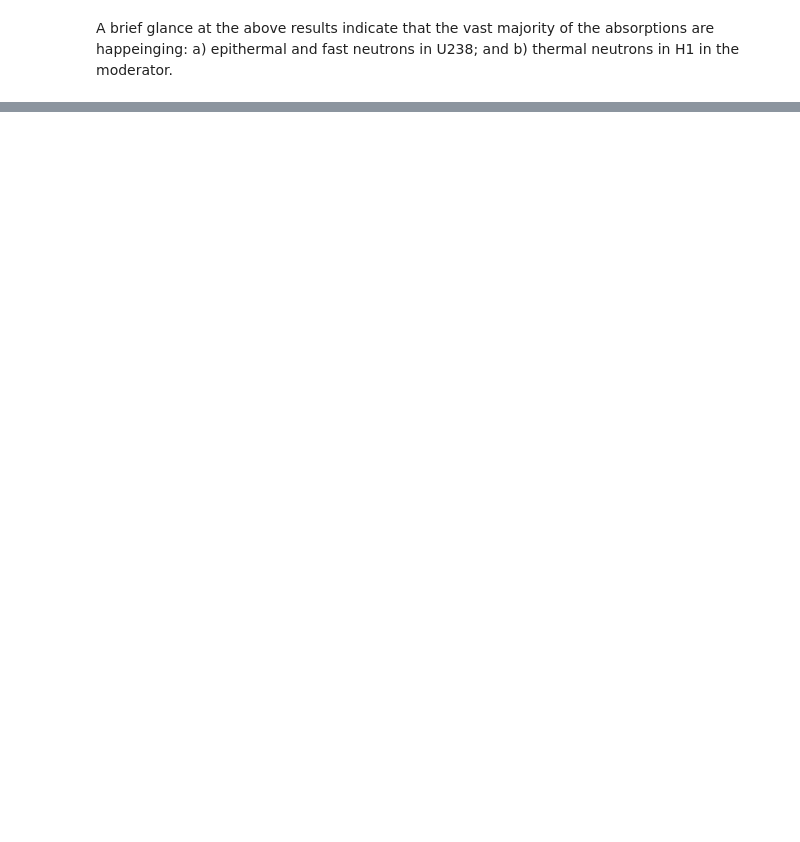
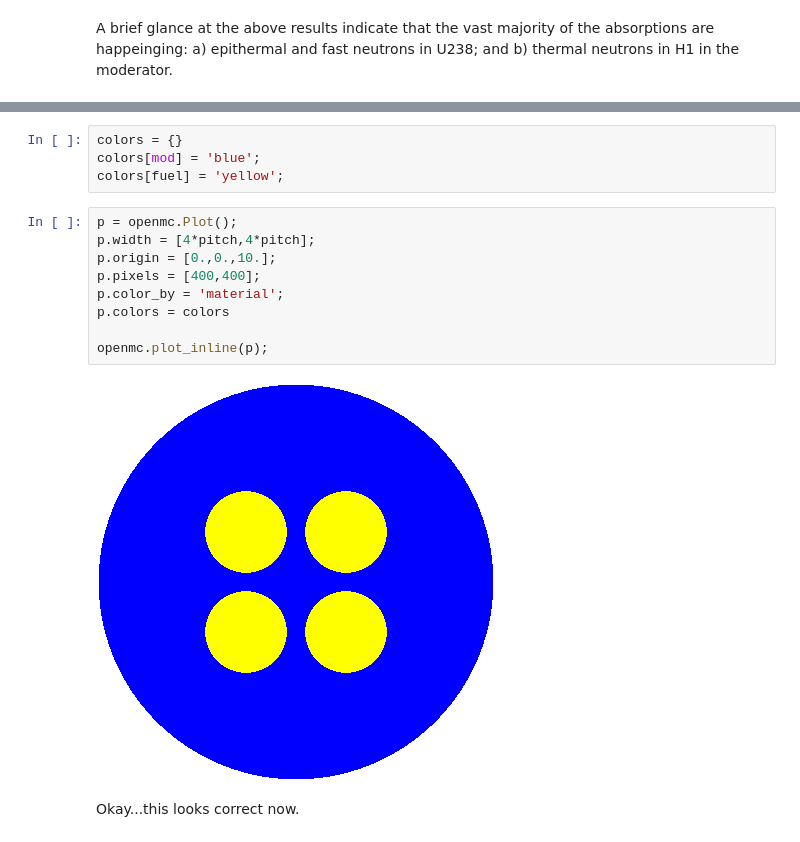
Before and after one commit to stu314159/er362_omc, a Jupyter notebook: lab6/lab6.ipynb, the cells around one changed output, grey strips where cells are left out. Drawn from its saved outputs; the diff is of its cells as text; blank space fills up the shorter version.

```diff
--- a/lab6/lab6.ipynb
+++ b/lab6/lab6.ipynb
@@ -355,0 +469,17 @@ b) thermal neutrons in H1 in the moderator.
+# %%
+colors = {}
+colors[mod] = 'blue';
+colors[fuel] = 'yellow';
+# %%
+p = openmc.Plot();
+p.width = [4*pitch,4*pitch];
+p.origin = [0.,0.,10.];
+p.pixels = [400,400];
+p.color_by = 'material';
+p.colors = colors
+
+openmc.plot_inline(p);
+# %% [output]
+[figure, added]
+# %% [markdown]
+Okay...this looks correct now.
```
Also changed, not shown: parts of 37 cells of this notebook, 54 other files.
